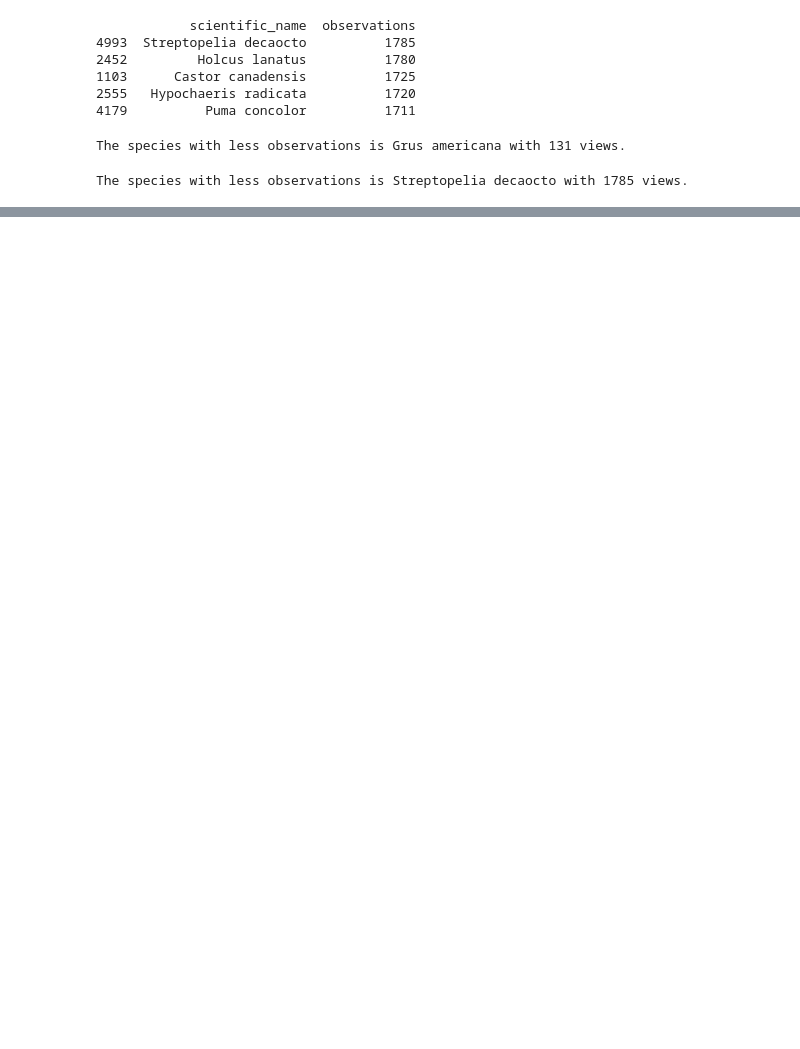
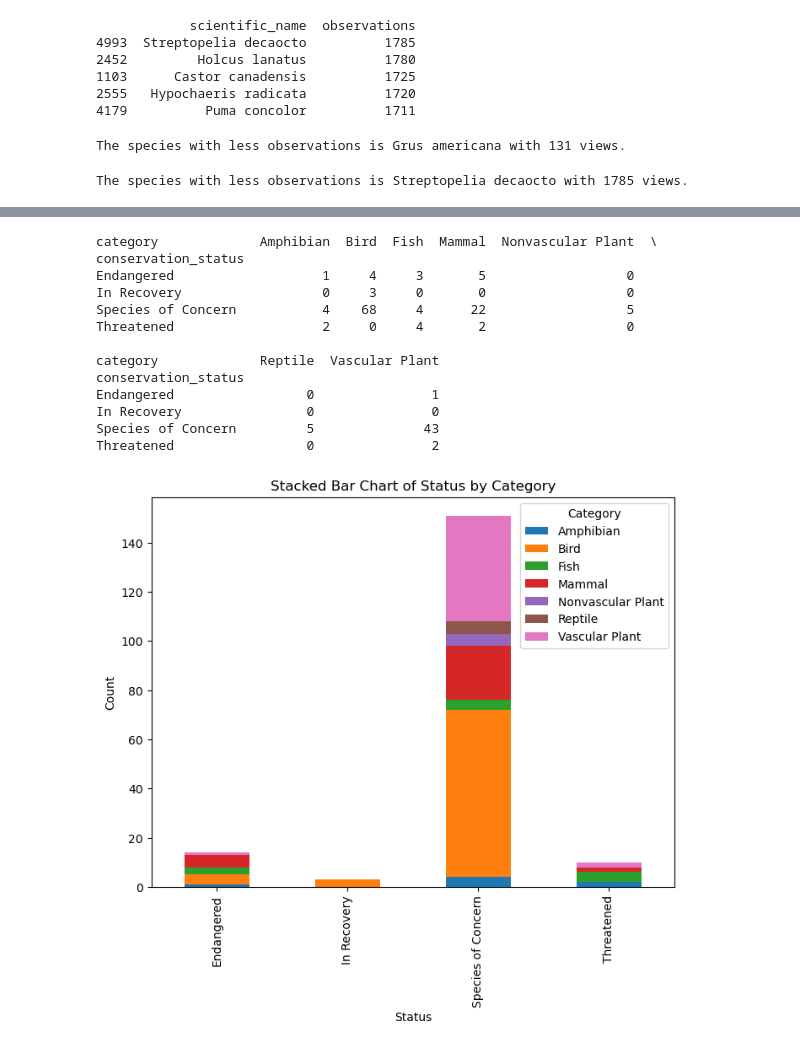
Before and after one commit to pedrodinism/Biodiversity, a Jupyter notebook: biodiversity.ipynb, the cells around one changed output, grey strips where cells are left out. Drawn from its saved outputs; the diff is of its cells as text; code cells hidden in the pictures; blank space fills up the shorter version.

```diff
--- a/biodiversity.ipynb
+++ b/biodiversity.ipynb
@@ -82,0 +128,35 @@ print(species[species['scientific_name']=='Cervus elaphus'])
+# %%
+## What is the category more endangerous?
+
+result = pd.crosstab(merged_df['conservation_status'], merged_df['category'])
+
+# Remove a specific status (e.g., "Unknown")
+result = result.drop(index='Unknown', errors='ignore')
+
+print(result)
+
+result.plot(kind='bar', stacked=True, figsize=(8,6))
+
+# Labels and title
+plt.xlabel('Status')
+plt.ylabel('Count')
+plt.title('Stacked Bar Chart of Status by Category')
+plt.legend(title='Category')
+
+# Show the plot
+plt.show()
+# %% [output]
+category             Amphibian  Bird  Fish  Mammal  Nonvascular Plant  \
+conservation_status
+Endangered                   1     4     3       5                  0
+In Recovery                  0     3     0       0                  0
+Species of Concern           4    68     4      22                  5
+Threatened                   2     0     4       2                  0
+
+category             Reptile  Vascular Plant
+conservation_status
+Endangered                 0               1
+In Recovery                0               0
+Species of Concern         5              43
+Threatened                 0               2
+[figure, added]
```
Also changed, not shown: parts of 3 cells of this notebook.
